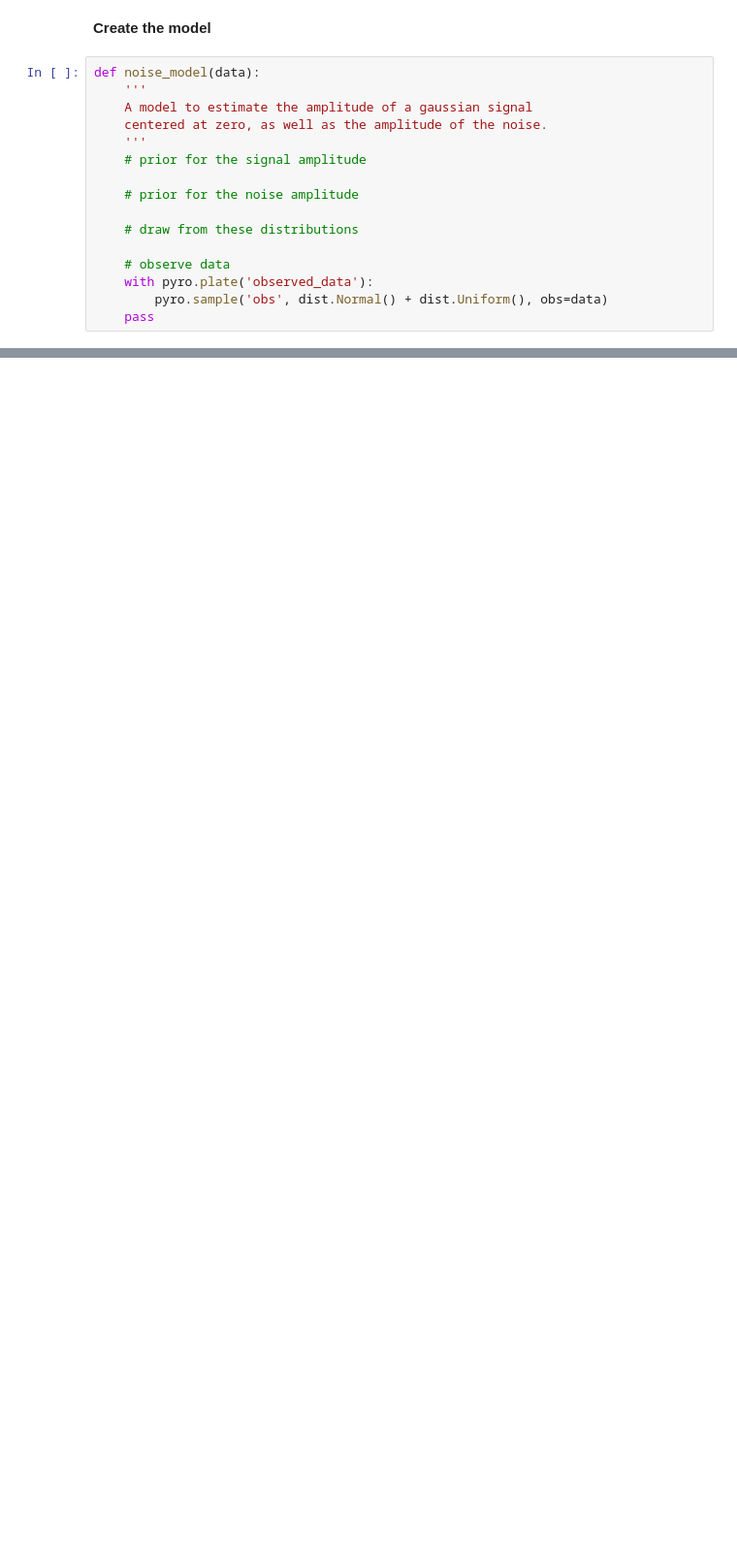
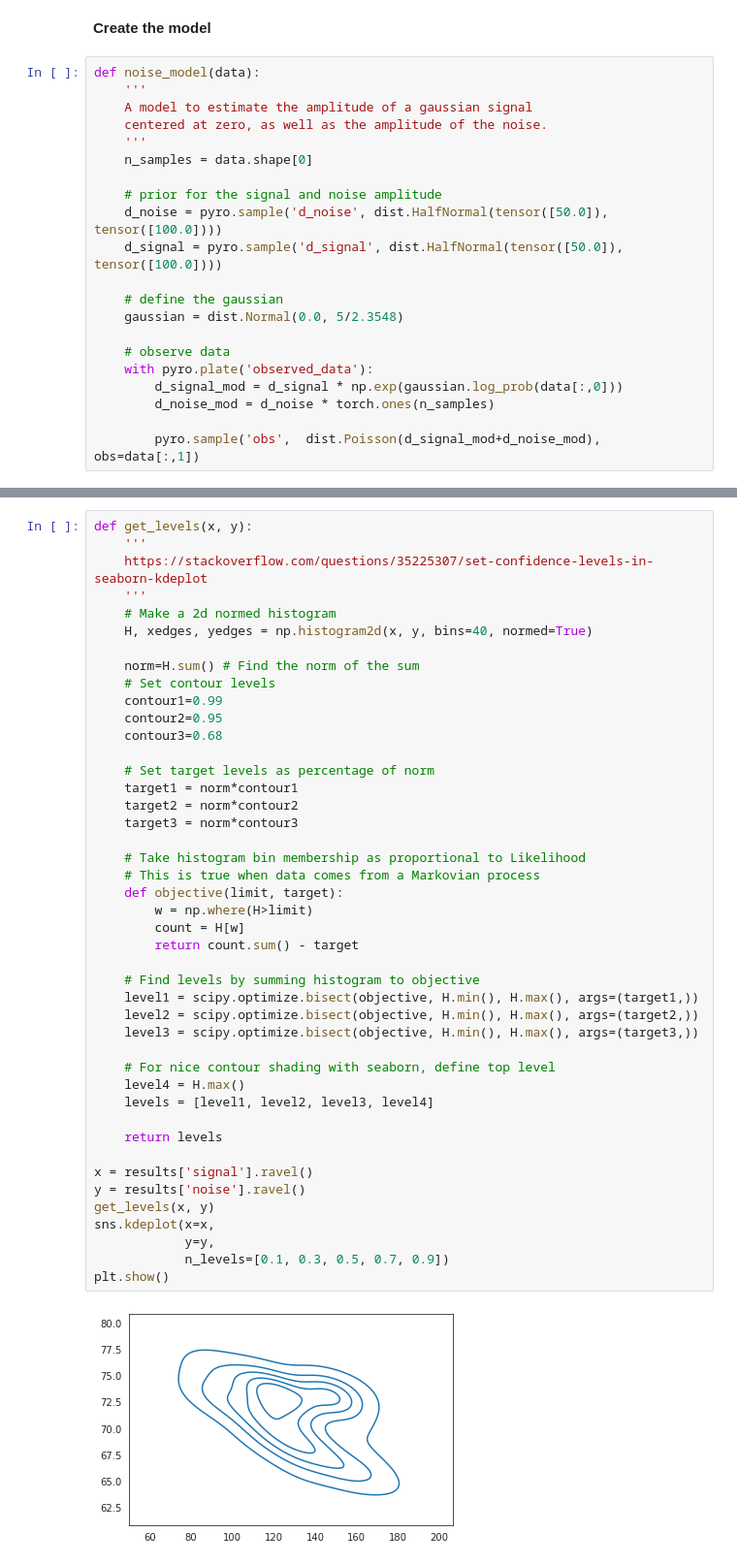
Before and after one commit to mengqvist/data_analysis_sivia, a Jupyter notebook: data_analysis_sivia.ipynb, the cells around one changed output, grey strips where cells are left out. Shown at 97% size. Cells and saved outputs as stored; diff of their text form; blank space fills up the shorter version.

Commit message:
got the noise model workin with Poisson distribution, the error came from trying to add distributions together

```diff
--- a/data_analysis_sivia.ipynb
+++ b/data_analysis_sivia.ipynb
@@ -588,13 +591,18 @@ def noise_model(data):
     A model to estimate the amplitude of a gaussian signal
     centered at zero, as well as the amplitude of the noise.
     '''
-    # prior for the signal amplitude
+    n_samples = data.shape[0]
 
-    # prior for the noise amplitude
+    # prior for the signal and noise amplitude
+    d_noise = pyro.sample('d_noise', dist.HalfNormal(tensor([50.0]), tensor([100.0])))
+    d_signal = pyro.sample('d_signal', dist.HalfNormal(tensor([50.0]), tensor([100.0])))
 
-    # draw from these distributions
+    # define the gaussian
+    gaussian = dist.Normal(0.0, 5/2.3548)
 
     # observe data
     with pyro.plate('observed_data'):
-        pyro.sample('obs', dist.Normal() + dist.Uniform(), obs=data)
-    pass
+        d_signal_mod = d_signal * np.exp(gaussian.log_prob(data[:,0]))
+        d_noise_mod = d_noise * torch.ones(n_samples)
+
+        pyro.sample('obs',  dist.Poisson(d_signal_mod+d_noise_mod), obs=data[:,1])
@@ -617,0 +647,46 @@ def noise_model(data):
+# %%
+def get_levels(x, y):
+    '''
+    https://stackoverflow.com/questions/35225307/set-confidence-levels-in-seaborn-kdeplot
+    '''
+    # Make a 2d normed histogram
+    H, xedges, yedges = np.histogram2d(x, y, bins=40, normed=True)
+
+    norm=H.sum() # Find the norm of the sum
+    # Set contour levels
+    contour1=0.99
+    contour2=0.95
+    contour3=0.68
+
+    # Set target levels as percentage of norm
+    target1 = norm*contour1
+    target2 = norm*contour2
+    target3 = norm*contour3
+
+    # Take histogram bin membership as proportional to Likelihood
+    # This is true when data comes from a Markovian process
+    def objective(limit, target):
+        w = np.where(H>limit)
+        count = H[w]
+        return count.sum() - target
+
+    # Find levels by summing histogram to objective
+    level1 = scipy.optimize.bisect(objective, H.min(), H.max(), args=(target1,))
+    level2 = scipy.optimize.bisect(objective, H.min(), H.max(), args=(target2,))
+    level3 = scipy.optimize.bisect(objective, H.min(), H.max(), args=(target3,))
+
+    # For nice contour shading with seaborn, define top level
+    level4 = H.max()
+    levels = [level1, level2, level3, level4]
+
+    return levels
+
+x = results['signal'].ravel()
+y = results['noise'].ravel()
+get_levels(x, y)
+sns.kdeplot(x=x,
+            y=y,
+            n_levels=[0.1, 0.3, 0.5, 0.7, 0.9])
+plt.show()
+# %% [output]
+[figure, added]
```
Also changed, not shown: parts of 6 cells of this notebook.
